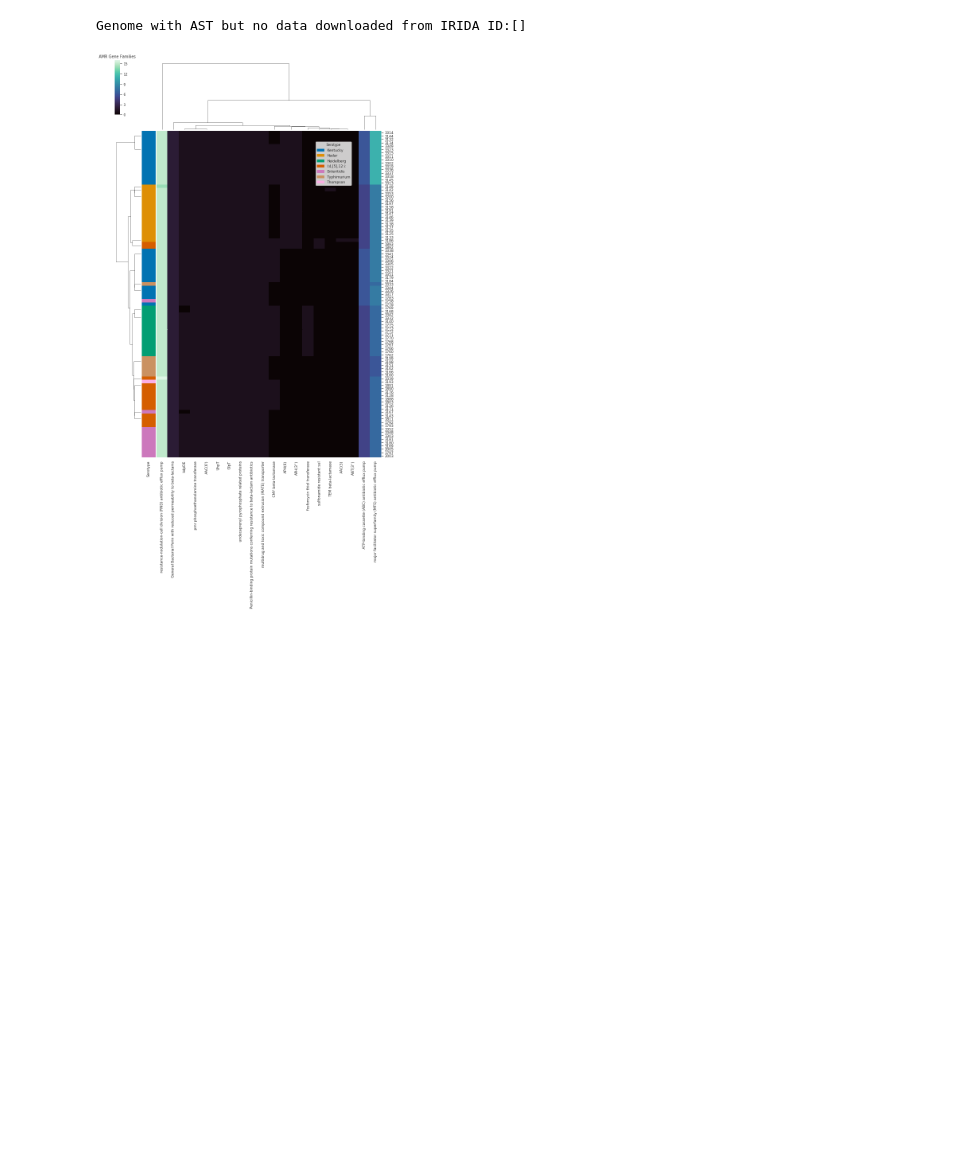
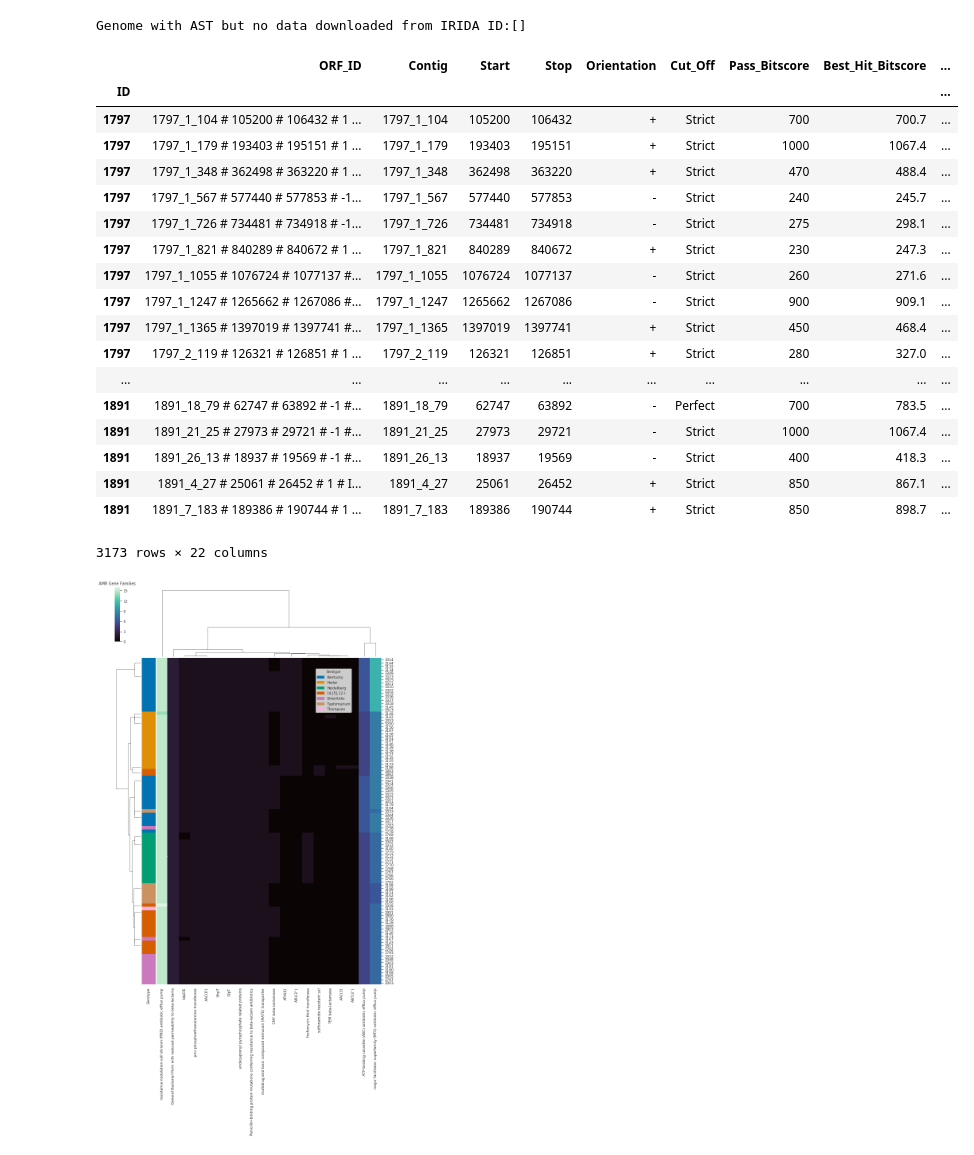
Before and after one commit to fmaguire/aafc_salmonella, a Jupyter notebook: salmonella_analyses.ipynb, the cells around one changed output. Cells and saved outputs as stored; diff of their text form; code cells hidden in the pictures; blank space fills up the shorter version.

```diff
--- a/salmonella_analyses.ipynb
+++ b/salmonella_analyses.ipynb
@@ -499,6 +487,28 @@ def get_drug_classes_and_families_by_ID(df):
 drug_class, gene_family = get_drug_classes_and_families_by_ID(rgi_results)
 perfect_drug_class, \
 perfect_gene_family = get_drug_classes_and_families_by_ID(rgi_results[rgi_results['Cut_Off']=='Perfect'])
+# %%
+rgi_
+# %% [output]
+|  | ORF_ID | Contig | Start | Stop | Orientation | Cut_Off | Pass_Bitscore | Best_Hit_Bitscore | ... |
+| ID |  |  |  |  |  |  |  |  | ... |
+| 1797 | 1797_1_104 # 105200 # 106432 # 1 ... | 1797_1_104 | 105200 | 106432 | + | Strict | 700 | 700.7 | ... |
+| 1797 | 1797_1_179 # 193403 # 195151 # 1 ... | 1797_1_179 | 193403 | 195151 | + | Strict | 1000 | 1067.4 | ... |
+| 1797 | 1797_1_348 # 362498 # 363220 # 1 ... | 1797_1_348 | 362498 | 363220 | + | Strict | 470 | 488.4 | ... |
+| 1797 | 1797_1_567 # 577440 # 577853 # -1... | 1797_1_567 | 577440 | 577853 | - | Strict | 240 | 245.7 | ... |
+| 1797 | 1797_1_726 # 734481 # 734918 # -1... | 1797_1_726 | 734481 | 734918 | - | Strict | 275 | 298.1 | ... |
+| 1797 | 1797_1_821 # 840289 # 840672 # 1 ... | 1797_1_821 | 840289 | 840672 | + | Strict | 230 | 247.3 | ... |
+| 1797 | 1797_1_1055 # 1076724 # 1077137 #... | 1797_1_1055 | 1076724 | 1077137 | - | Strict | 260 | 271.6 | ... |
+| 1797 | 1797_1_1247 # 1265662 # 1267086 #... | 1797_1_1247 | 1265662 | 1267086 | - | Strict | 900 | 909.1 | ... |
+| 1797 | 1797_1_1365 # 1397019 # 1397741 #... | 1797_1_1365 | 1397019 | 1397741 | + | Strict | 450 | 468.4 | ... |
+| 1797 | 1797_2_119 # 126321 # 126851 # 1 ... | 1797_2_119 | 126321 | 126851 | + | Strict | 280 | 327.0 | ... |
+| ... | ... | ... | ... | ... | ... | ... | ... | ... | ... |
+| 1891 | 1891_18_79 # 62747 # 63892 # -1 #... | 1891_18_79 | 62747 | 63892 | - | Perfect | 700 | 783.5 | ... |
+| 1891 | 1891_21_25 # 27973 # 29721 # -1 #... | 1891_21_25 | 27973 | 29721 | - | Strict | 1000 | 1067.4 | ... |
+| 1891 | 1891_26_13 # 18937 # 19569 # -1 #... | 1891_26_13 | 18937 | 19569 | - | Strict | 400 | 418.3 | ... |
+| 1891 | 1891_4_27 # 25061 # 26452 # 1 # I... | 1891_4_27 | 25061 | 26452 | + | Strict | 850 | 867.1 | ... |
+| 1891 | 1891_7_183 # 189386 # 190744 # 1 ... | 1891_7_183 | 189386 | 190744 | + | Strict | 850 | 898.7 | ... |
+3173 rows × 22 columns
 # %%
 df = get_drug_class_df(gene_family)
 
```
Also changed, not shown: parts of 11 cells of this notebook, 10 other files.
